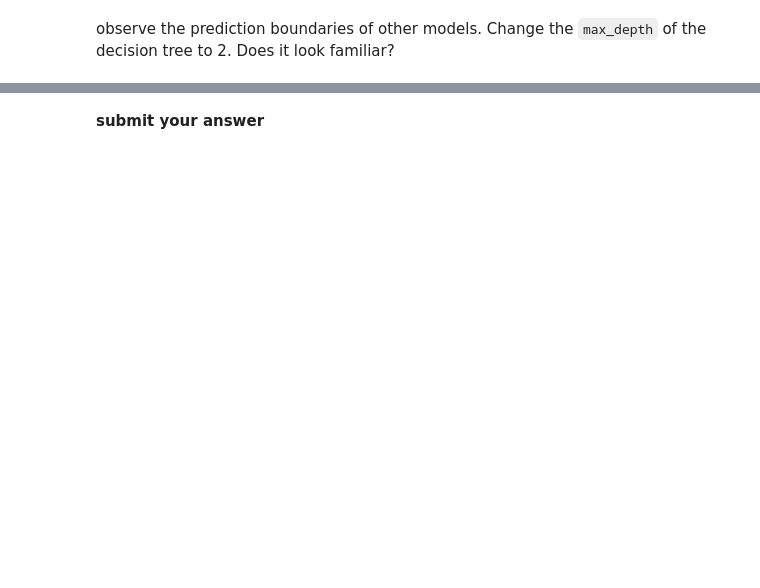
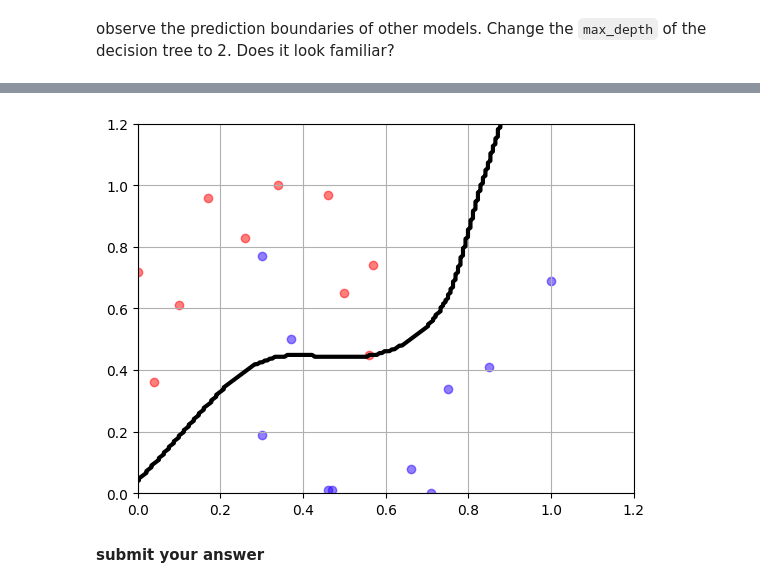
Before and after one commit to Santiagohvilla/Santiagohvilla, a Jupyter notebook: lab_03_01_model_generation.ipynb, the cells around one changed output, grey strips where cells are left out. Cells and saved outputs as stored; diff of their text form; code cells hidden in the pictures; blank space fills up the shorter version.

```diff
--- a/lab_03_01_model_generation.ipynb
+++ b/lab_03_01_model_generation.ipynb
@@ -117,6 +152,8 @@ mlutils.plot_2Ddata_with_boundary(DecisionTreeClassifier(max_depth=5).fit(X,y).p
 # %%
 from sklearn.svm import SVC
-mlutils.plot_2Ddata_with_boundary(SVC(gamma=50).fit(X,y).predict, X, y); plt.grid();
+mlutils.plot_2Ddata_with_boundary(SVC(gamma=10).fit(X,y).predict, X, y); plt.grid();
+# %% [output]
+[figure, added]
 # %% [markdown]
 **submit your answer**
 # %%
```
Also changed, not shown: parts of 20 cells of this notebook.
